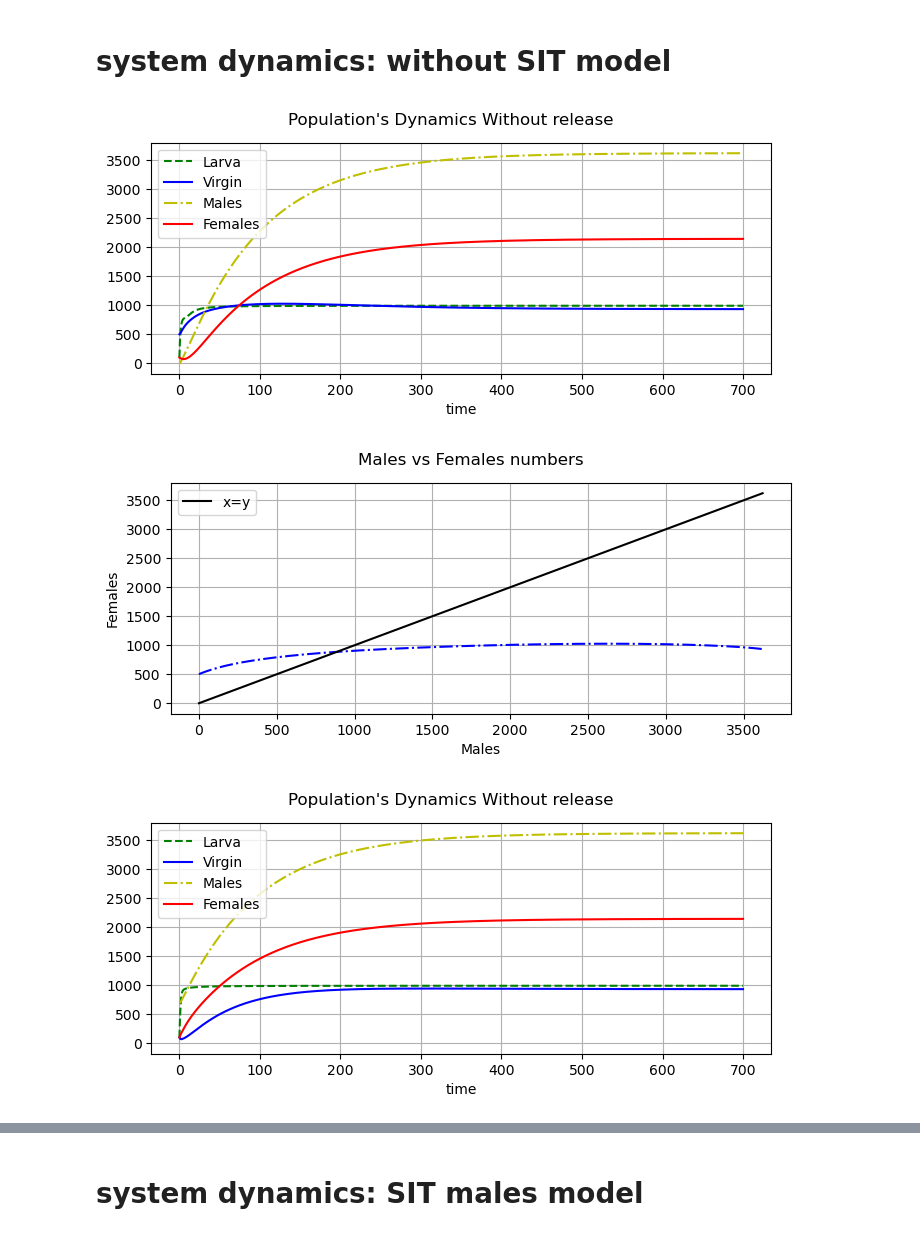
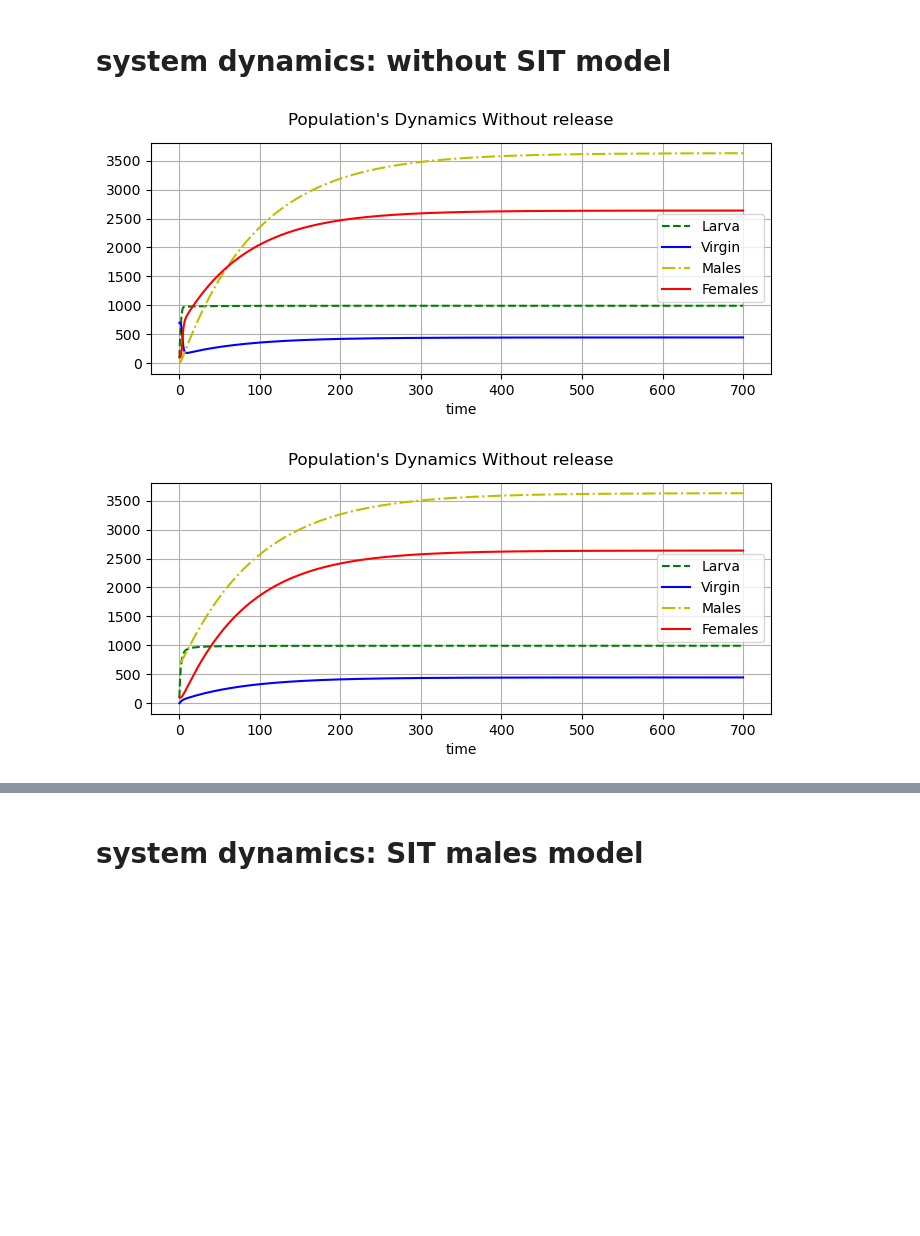
Before and after one commit to m2cci-belkhayt/Controlling-D.suzukii-population-using-mathematical-modeling-and-SIT-with-Females-and-Males-release, a Jupyter notebook: Second non basic model.ipynb, the cells around one changed output, grey strips where cells are left out. Saved outputs shown, nothing was run; the diff lists cells and outputs as text; code cells hidden in the pictures; blank space fills up the shorter version.

```diff
--- a/Second non basic model.ipynb
+++ b/Second non basic model.ipynb
@@ -9,6 +9,8 @@ import sympy as sm
 from IPython.display import display, Math
 import os
 import math
+# %%
+output_fold = os.getcwd() + r'\output'
 # %%
 # Parameters derived from the literature (see report)
 K = 1000  # Carrying capacity
@@ -121,19 +177,18 @@ def dynamic_ds(X0, Ms, name="dynamic_base", graph=True):
 # %%
 #Initial conditions
 #males scarcity
-X0_base = [100, 0, 500, 100]# L, M, V, F
+X0_base = [100, 0, 700, 100]# L, M, V, F
 
 #System dynamics
-Mb = dynamic_ds(X0_base, Ms=0, name="without_SIT_complexe_dynamics 4 compartement males scarcity")
+Mb = dynamic_rel(X0_base, Ms=0, Fs=0, name="without_SIT_semi_complexe_dynamics 4 compartement males scarcity")
 # %% [output]
-[figure, old version]
+[figure, new version]
-[figure, removed]
 # %%
 #Initial conditions
 #males abundancy
-X0_base = [100, 700, 100, 100]# L, M, V, F
+X0_base = [100, 700, 0, 100]# L, M, V, F
 
 #System dynamics
-Mb = dynamic_ds(X0_base, Ms=0, name="without_SIT_complexe_dynamics 4 compartement males abundancy")
+Mb = dynamic_rel(X0_base, Ms=0, Fs=0, name="without_SIT_semi_complexe_dynamics 4 compartement males abundancy")
 # %% [output]
-[figure, old version]
+[figure, new version]
```
Also changed, not shown: parts of 17 cells of this notebook, 11 other files.
